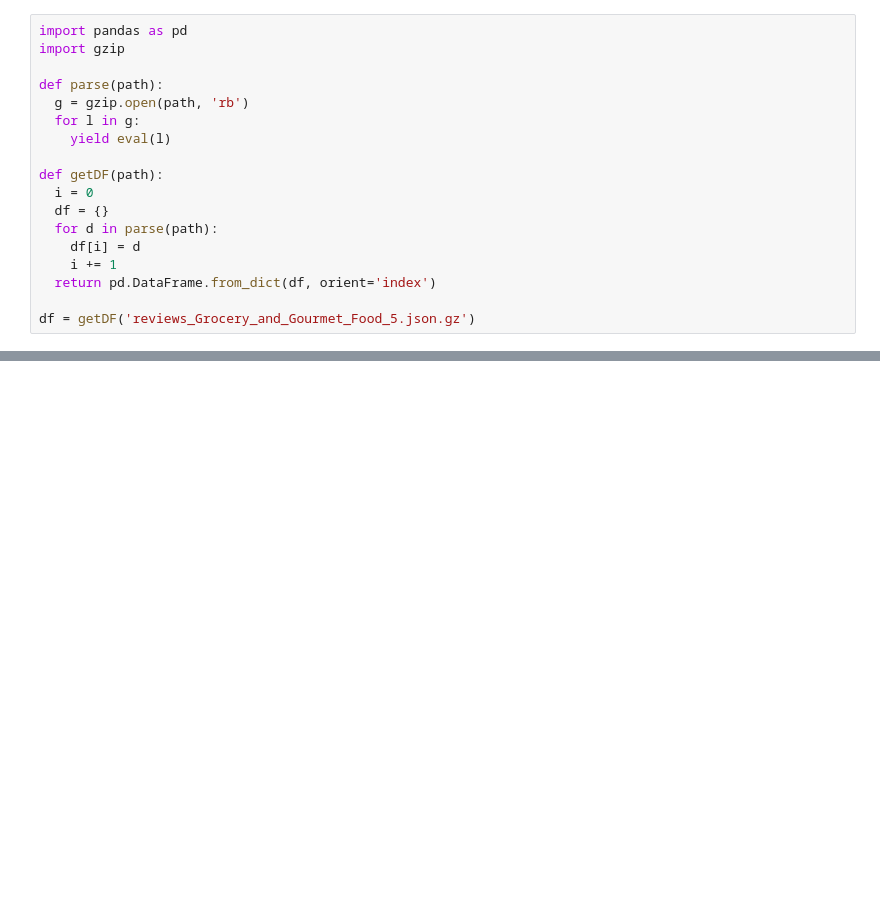
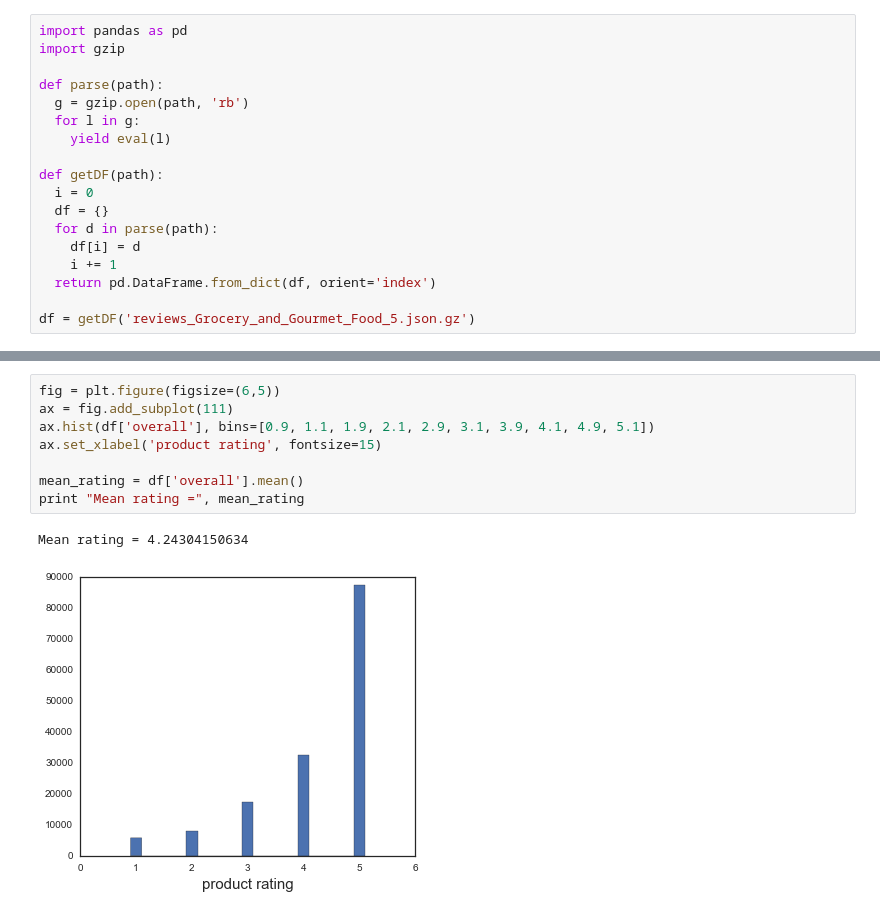
Before and after one commit to zuzannna/GardeningRecommendations, a Jupyter notebook: FoodRecommender.ipynb, the cells around one changed output, grey strips where cells are left out. Drawn from its saved outputs; the diff is of its cells as text; blank space fills up the shorter version.

```diff
--- a/FoodRecommender.ipynb
+++ b/FoodRecommender.ipynb
@@ -68,0 +63,11 @@ df.groupby(['reviewerID','asin']).sum()
+# %%
+fig = plt.figure(figsize=(6,5))
+ax = fig.add_subplot(111)
+ax.hist(df['overall'], bins=[0.9, 1.1, 1.9, 2.1, 2.9, 3.1, 3.9, 4.1, 4.9, 5.1])
+ax.set_xlabel('product rating', fontsize=15)
+
+mean_rating = df['overall'].mean()
+print "Mean rating =", mean_rating
+# %% [output]
+Mean rating = 4.24304150634
+[figure, added]
```
Also changed, not shown: parts of 20 cells of this notebook.
